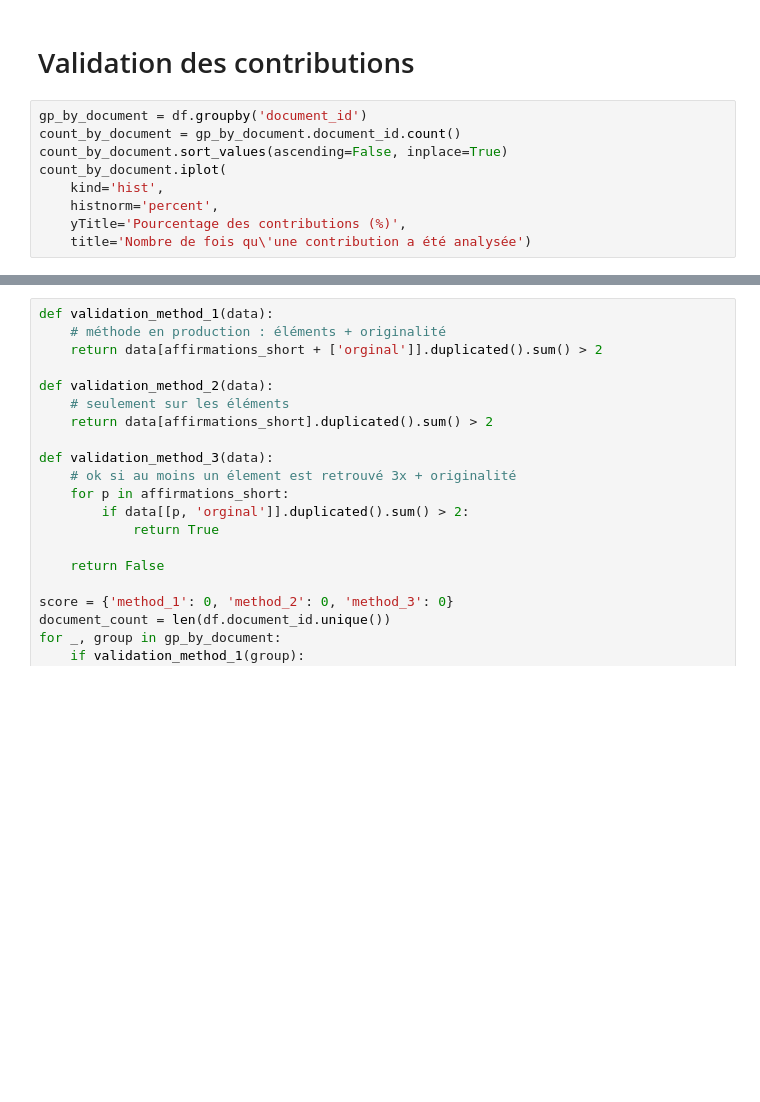
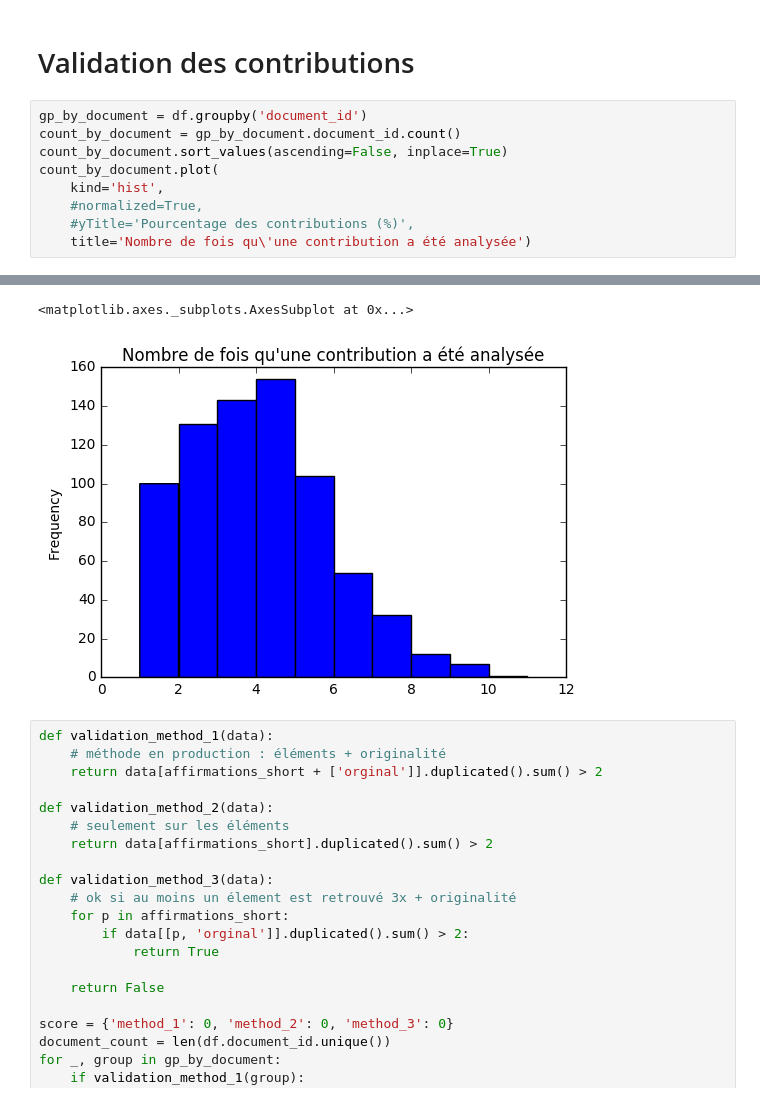
Before and after one commit to regardscitoyens/consultation_an, a Jupyter notebook: exploitation/analyse.ipynb, the cells around one changed output, grey strips where cells are left out. Cells and saved outputs as stored; diff of their text form; blank space fills up the shorter version.

```diff
--- a/exploitation/analyse.ipynb
+++ b/exploitation/analyse.ipynb
@@ -105,9 +104,9 @@ usage_total.iplot(
 gp_by_document = df.groupby('document_id')
 count_by_document = gp_by_document.document_id.count()
 count_by_document.sort_values(ascending=False, inplace=True)
-count_by_document.iplot(
+count_by_document.plot(
     kind='hist',
-    histnorm='percent',
-    yTitle='Pourcentage des contributions (%)',
+    #normalized=True,
+    #yTitle='Pourcentage des contributions (%)',
     title='Nombre de fois qu\'une contribution a été analysée')
 # %% [output]
@@ -115,3 +113,5 @@ count_by_document.iplot(
+<matplotlib.axes._subplots.AxesSubplot at 0x...>
+[figure, added]
 # %%
 def validation_method_1(data):
     # méthode en production : éléments + originalité
```
Also changed, not shown: parts of 5 cells of this notebook.
